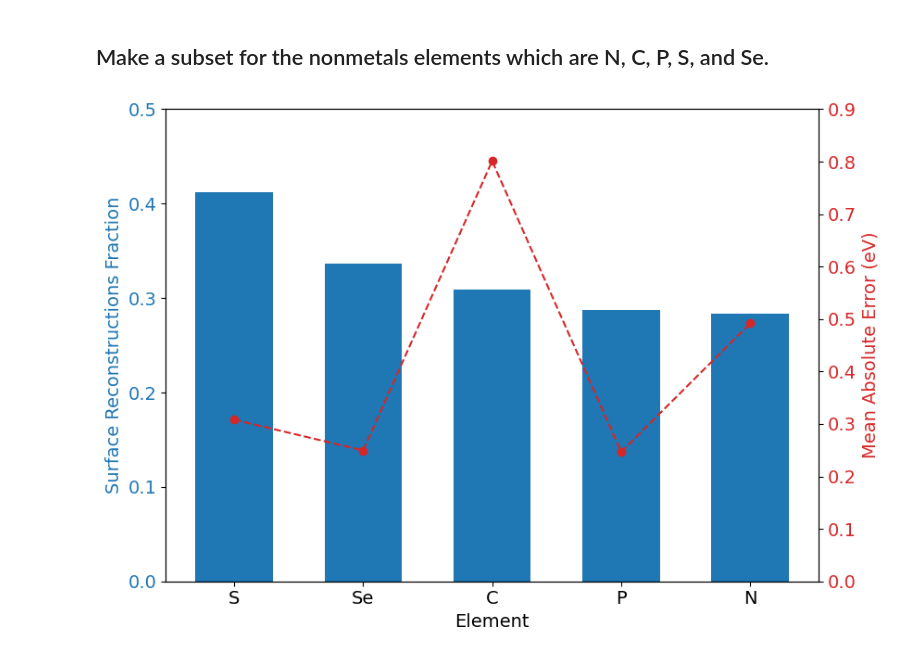
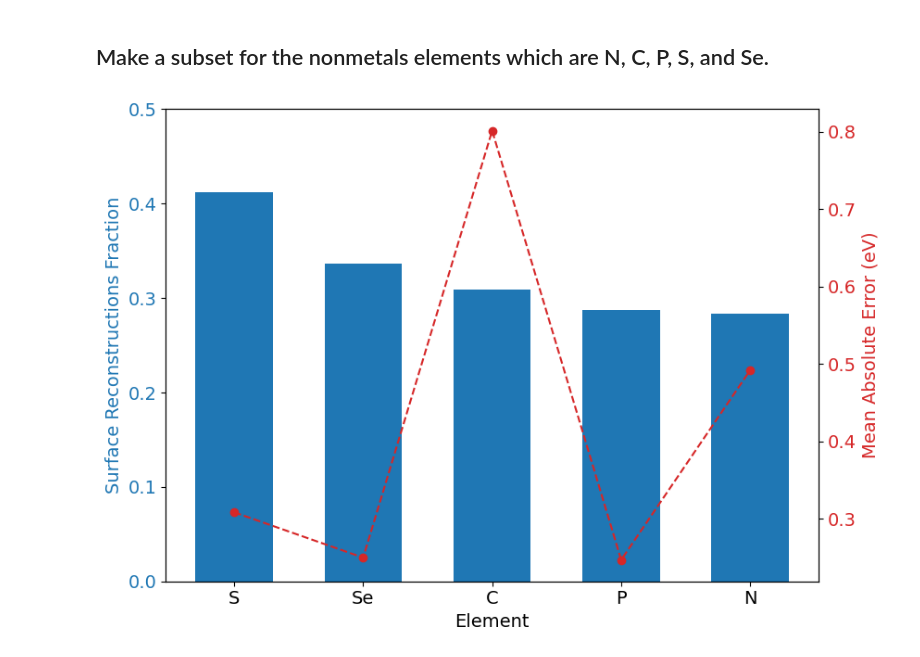
Before and after one commit to kareem-Abdelmaqsoud/error_imbalance_mlps, a Jupyter notebook: per_element_error_distribution.ipynb, the cells around one changed output. Saved outputs shown, nothing was run; the diff lists cells and outputs as text; code cells hidden in the pictures.

```diff
--- a/per_element_error_distribution.ipynb
+++ b/per_element_error_distribution.ipynb
@@ -30,0 +15,5 @@ df_val
+# %%
+df_val = pd.read_csv("gemnet_oc_all_val_30k_preds.csv", index_col=0)
+df_val["ml_errors"] = df_val["adsorption_energy"] - df_val["adsorption_energy_preds"]
+df_val["abs_ml_errors"] = np.abs(df_val["ml_errors"])
+df_val
@@ -81,7 +88,7 @@ nonmetals_df.iloc[:,-54:]
 # %%
 surf_recons_errors_dict = {}
 for element in unique_nonmetals_elements:
-    mae = nonmetals_df.query(f"{element}==1")["old_abs_ml_errors"].mean()
+    mae = nonmetals_df.query(f"{element}==1")["abs_ml_errors"].mean()
     surf_reconst = len(nonmetals_df.query(f"{element}==1&surface_reconstruction==1"))/len(nonmetals_df.query(f"{element}==1"))
     surf_recons_errors_dict[element] = {"mae": mae,  "surf_reconst" : surf_reconst}
 # %% [markdown]
@@ -98,25 +105,25 @@ sorted_surf_reconst = [item[1]['surf_reconst'] for item in sorted_surf_recons_er
 # %%
 # Plotting the bar plot with mean errors
 fig, ax1 = plt.subplots(figsize=(8, 6))
 color = 'tab:blue'
 ax1.set_xlabel('Element', fontsize= 14)
 ax1.set_ylabel('Surface Reconstructions Fraction' , color=color,fontsize= 14)
 ax1.bar(sorted_keys, sorted_surf_reconst , color=color, width = 0.6)
 ax1.tick_params(axis='y', labelcolor=color)
 ax1.set_ylim(0, 0.5)
 ax1.tick_params(axis='x', labelsize= 14)
 ax1.tick_params(axis='y', labelsize= 14)
 fig.tight_layout()
 
 # Create a second y-axis for element counts
 ax2 = ax1.twinx()
 color = 'tab:red'
 ax2.set_ylabel('Mean Absolute Error (eV)', color=color, alpha = 1, fontsize= 14)
 ax2.plot(sorted_keys, sorted_errors, color=color, linestyle='--', marker='o')
 ax2.tick_params(axis='y', labelcolor=color)
-ax2.set_ylim(0, 0.9)
+# ax2.set_ylim(0, 0.9)
 ax2.tick_params(axis='x', labelsize= 14)
 ax2.tick_params(axis='y', labelsize= 14)
 plt.show()
 # %% [output]
-[figure, old version]
+[figure, new version]
```
Also changed, not shown: parts of 6 cells of this notebook, 33 other files.
